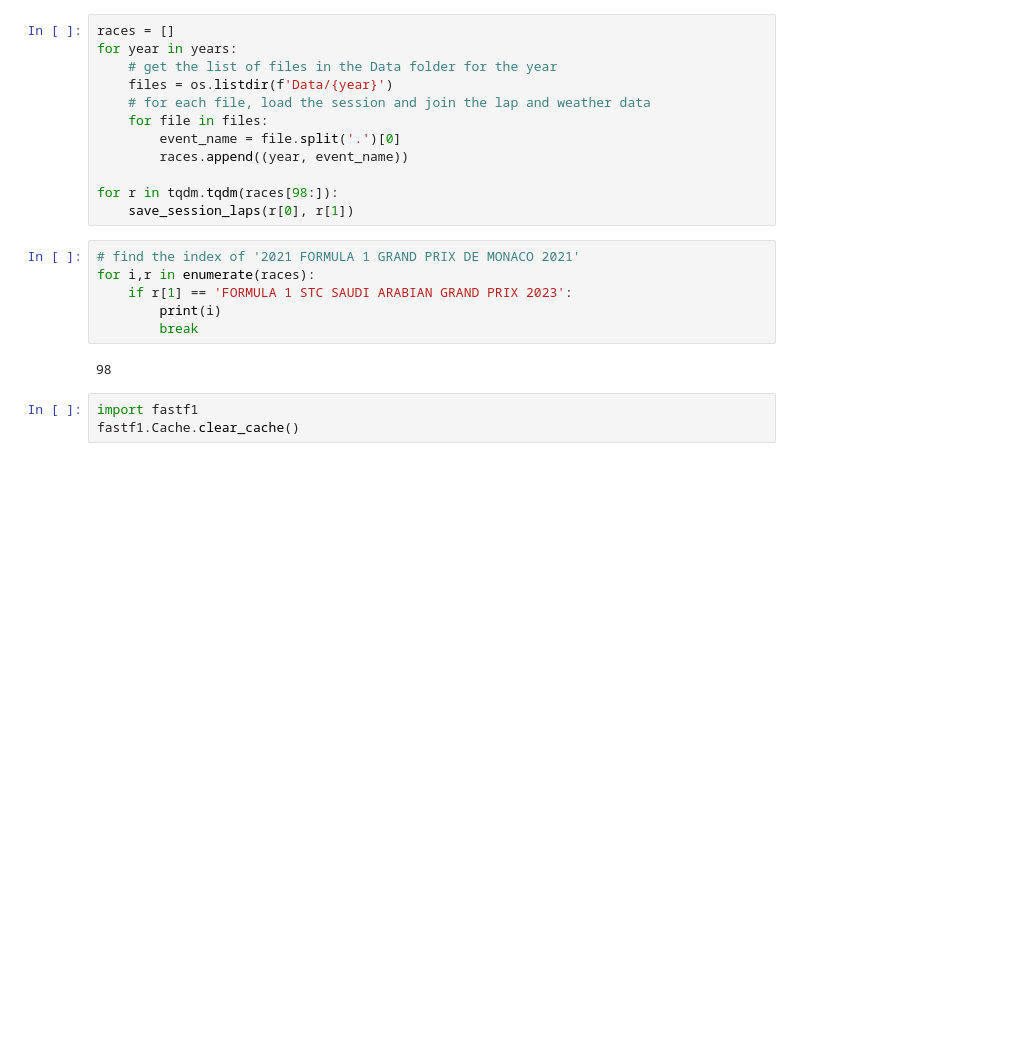
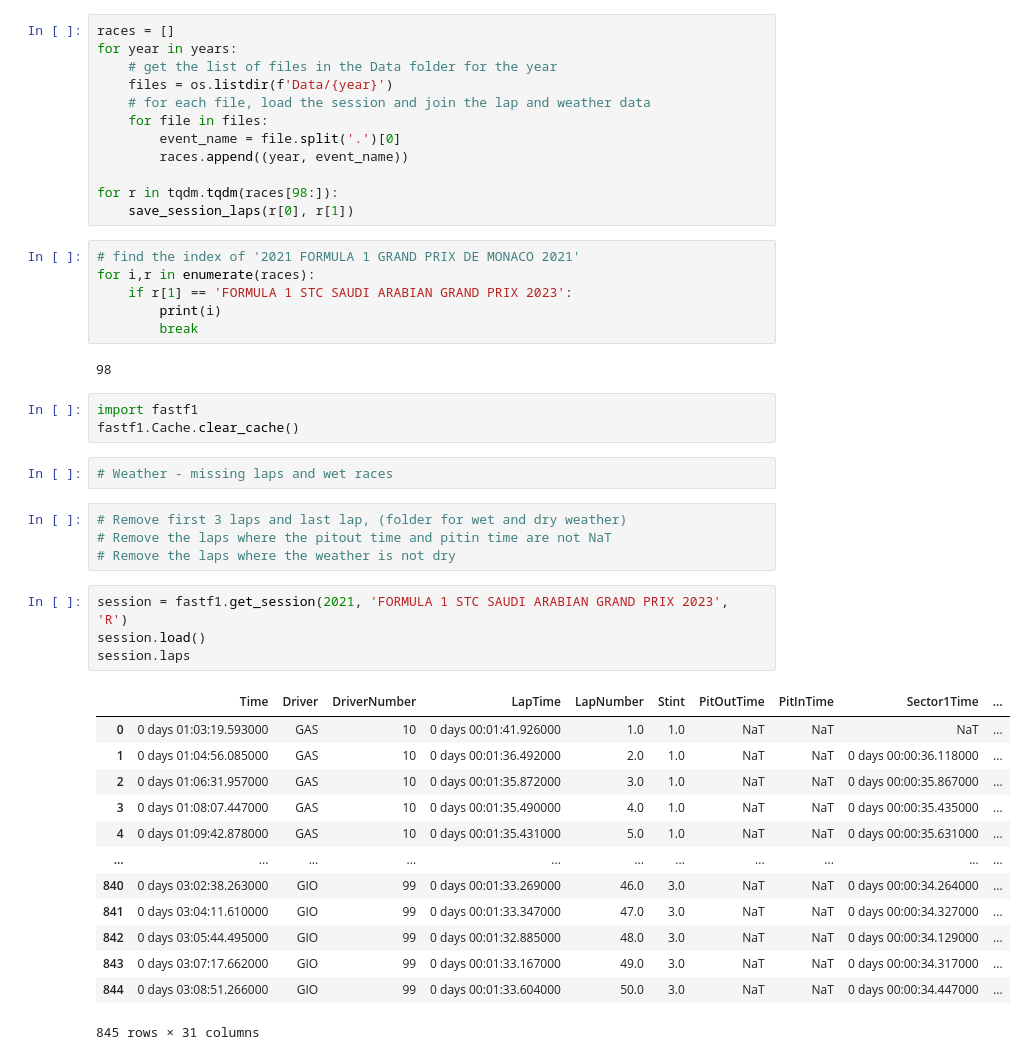
Before and after one commit to hollymitchell0701/2.C01-project, a Jupyter notebook: 2.C01_project.ipynb, the cells around one changed output. Cells and saved outputs as stored; diff of their text form; blank space fills up the shorter version.

```diff
--- a/2.C01_project.ipynb
+++ b/2.C01_project.ipynb
@@ -910,3 +910,27 @@ for i,r in enumerate(races):
 # %%
 import fastf1
 fastf1.Cache.clear_cache()
+# %%
+# Weather - missing laps and wet races
+# %%
+# Remove first 3 laps and last lap, (folder for wet and dry weather)
+# Remove the laps where the pitout time and pitin time are not NaT
+# Remove the laps where the weather is not dry
+# %%
+session = fastf1.get_session(2021, 'FORMULA 1 STC SAUDI ARABIAN GRAND PRIX 2023', 'R')
+session.load()
+session.laps
+# %% [output]
+|  | Time | Driver | DriverNumber | LapTime | LapNumber | Stint | PitOutTime | PitInTime | Sector1Time | ... |
+| 0 | 0 days 01:03:19.593000 | GAS | 10 | 0 days 00:01:41.926000 | 1.0 | 1.0 | NaT | NaT | NaT | ... |
+| 1 | 0 days 01:04:56.085000 | GAS | 10 | 0 days 00:01:36.492000 | 2.0 | 1.0 | NaT | NaT | 0 days 00:00:36.118000 | ... |
+| 2 | 0 days 01:06:31.957000 | GAS | 10 | 0 days 00:01:35.872000 | 3.0 | 1.0 | NaT | NaT | 0 days 00:00:35.867000 | ... |
+| 3 | 0 days 01:08:07.447000 | GAS | 10 | 0 days 00:01:35.490000 | 4.0 | 1.0 | NaT | NaT | 0 days 00:00:35.435000 | ... |
+| 4 | 0 days 01:09:42.878000 | GAS | 10 | 0 days 00:01:35.431000 | 5.0 | 1.0 | NaT | NaT | 0 days 00:00:35.631000 | ... |
+| ... | ... | ... | ... | ... | ... | ... | ... | ... | ... | ... |
+| 840 | 0 days 03:02:38.263000 | GIO | 99 | 0 days 00:01:33.269000 | 46.0 | 3.0 | NaT | NaT | 0 days 00:00:34.264000 | ... |
+| 841 | 0 days 03:04:11.610000 | GIO | 99 | 0 days 00:01:33.347000 | 47.0 | 3.0 | NaT | NaT | 0 days 00:00:34.327000 | ... |
+| 842 | 0 days 03:05:44.495000 | GIO | 99 | 0 days 00:01:32.885000 | 48.0 | 3.0 | NaT | NaT | 0 days 00:00:34.129000 | ... |
+| 843 | 0 days 03:07:17.662000 | GIO | 99 | 0 days 00:01:33.167000 | 49.0 | 3.0 | NaT | NaT | 0 days 00:00:34.317000 | ... |
+| 844 | 0 days 03:08:51.266000 | GIO | 99 | 0 days 00:01:33.604000 | 50.0 | 3.0 | NaT | NaT | 0 days 00:00:34.447000 | ... |
+845 rows × 31 columns
```
Also changed, not shown: parts of 3 cells of this notebook, 2 other files.
